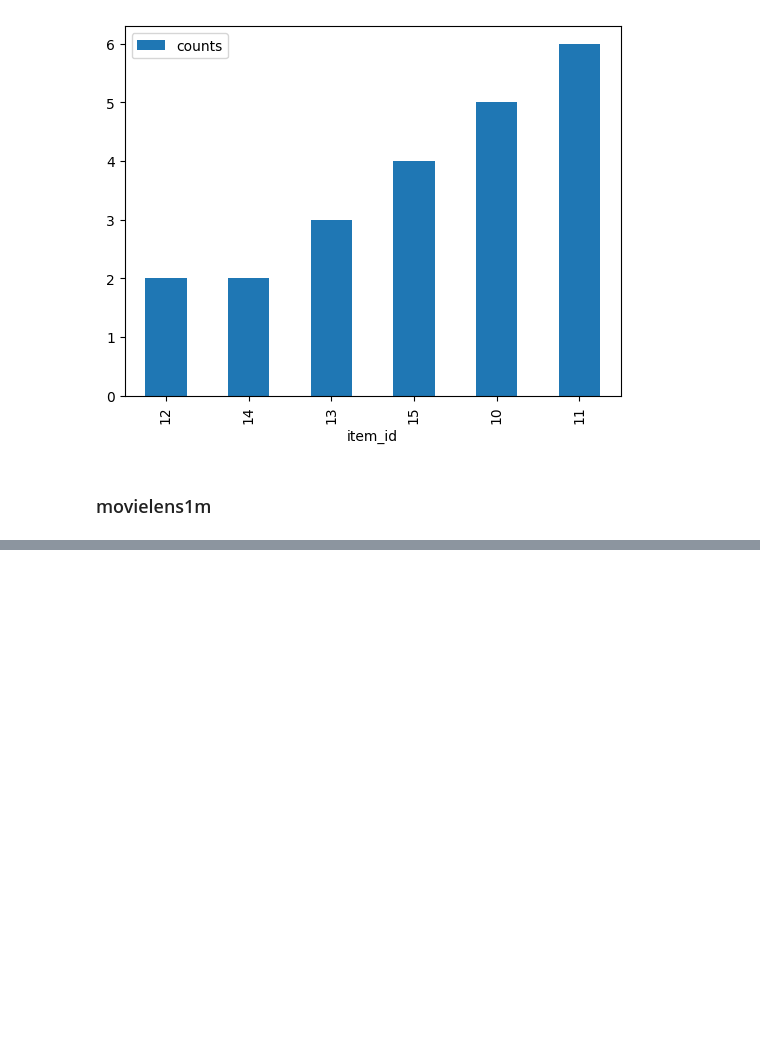
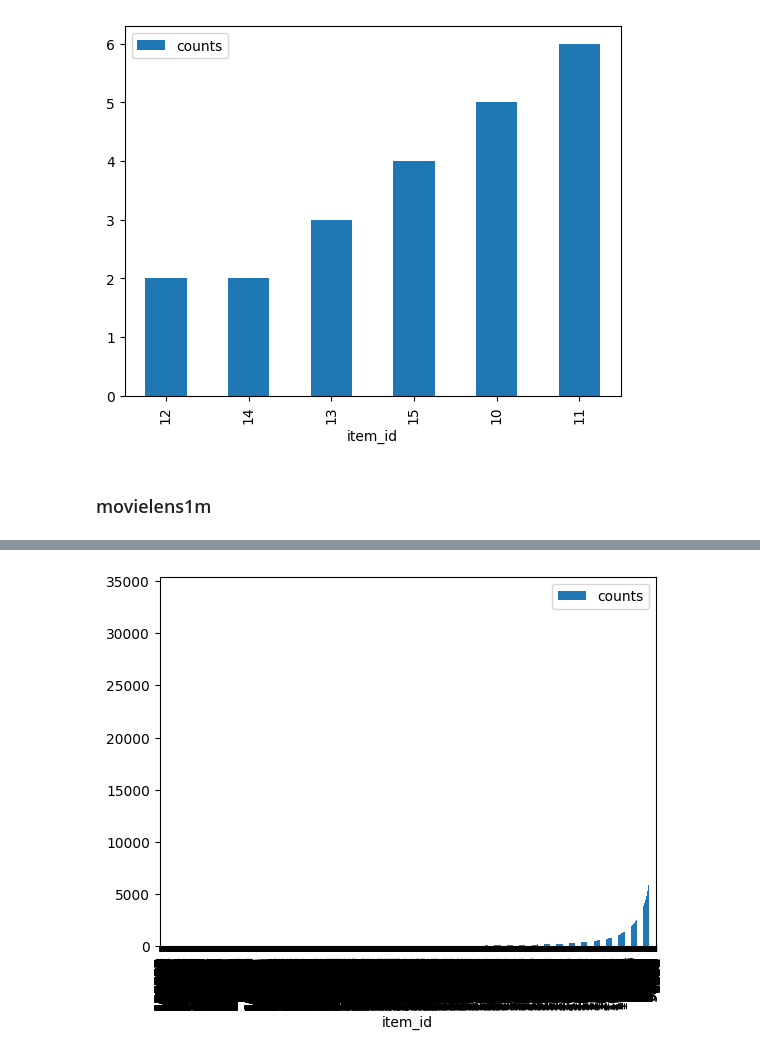
Before and after one commit to AILab-MLTools/RePlay, a Jupyter notebook: examples/undersampling.ipynb, the cells around one changed output, grey strips where cells are left out. Saved outputs shown, nothing was run; the diff lists cells and outputs as text; code cells hidden in the pictures; blank space fills up the shorter version.

```diff
--- a/examples/undersampling.ipynb
+++ b/examples/undersampling.ipynb
@@ -172,0 +298,2 @@ result.groupby("item_id").size().reset_index().rename(columns={0: "counts"}).sor
+# %%
+filter = PercentileItemsFilter2(0.7, query_column="user_id")
@@ -172,0 +336,4 @@ result.groupby("item_id").size().reset_index().rename(columns={0: "counts"}).sor
+# %%
+draw_distribution(result)
+# %% [output]
+[figure, added]
```
Also changed, not shown: parts of 18 cells of this notebook.
